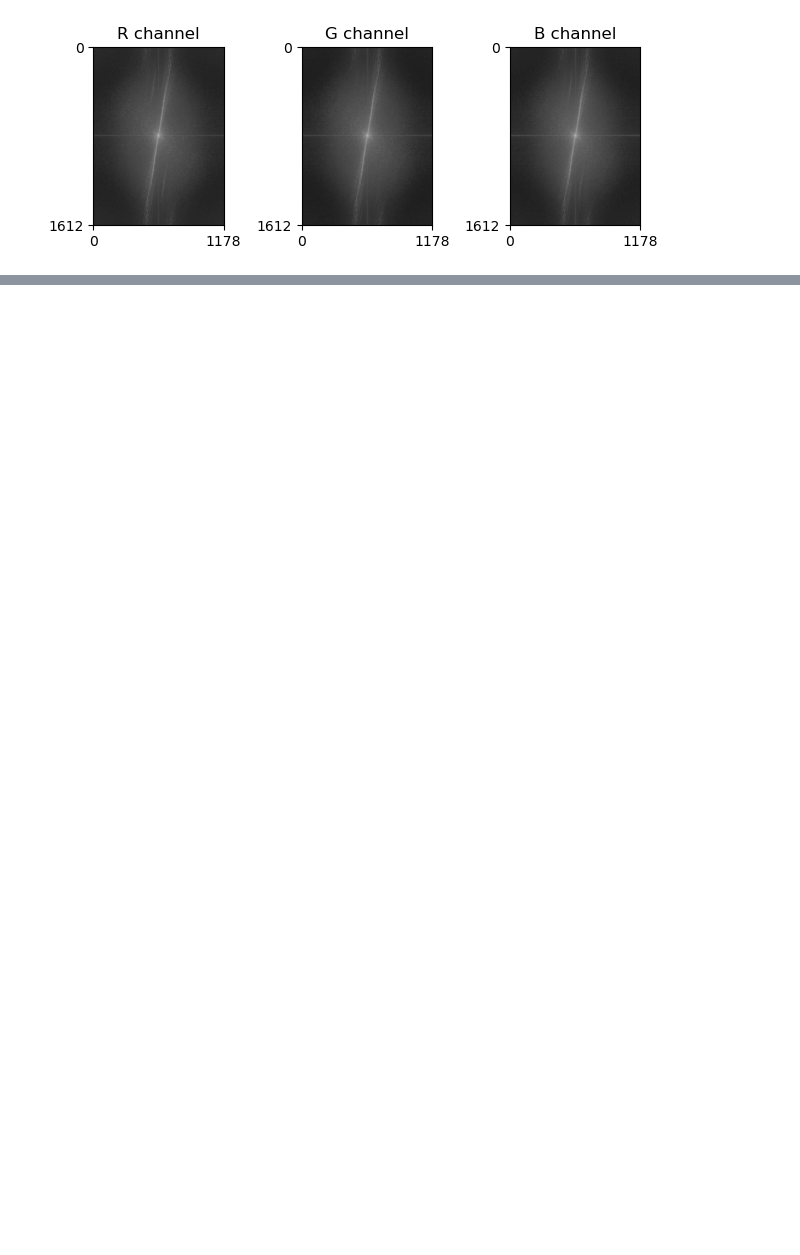
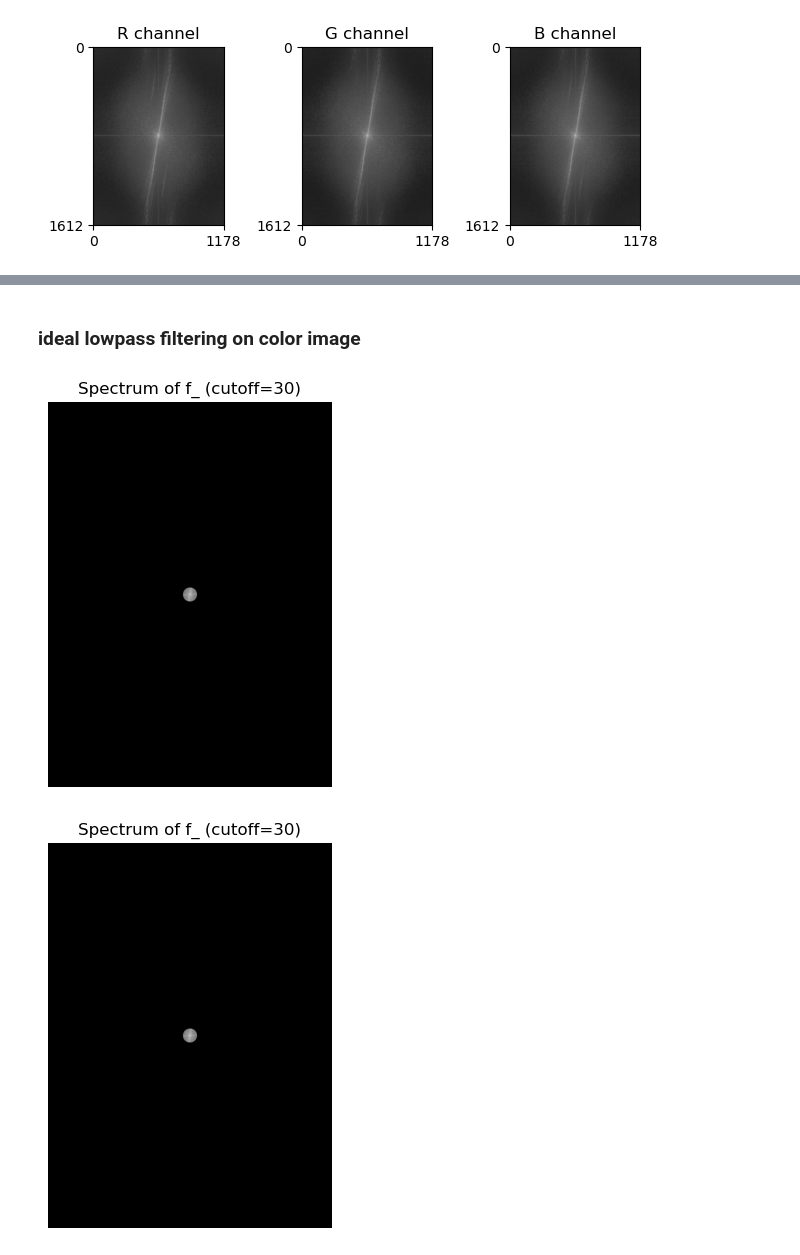
Before and after one commit to jhb341/computational-photography, a Jupyter notebook: assn2/code/ideal.ipynb, the cells around one changed output, grey strips where cells are left out. Drawn from its saved outputs; the diff is of its cells as text; code cells hidden in the pictures; blank space fills up the shorter version.

```diff
--- a/assn2/code/ideal.ipynb
+++ b/assn2/code/ideal.ipynb
@@ -128,0 +94,32 @@ show_spectrum(img_rgb)
+# %%
+def ideal_lpf_gray_show_result(img, cutoff, pad_size=10):
+    padded_img = cv2.copyMakeBorder(img, pad_size, pad_size, pad_size, pad_size, borderType=cv2.BORDER_CONSTANT, value=0)
+
+    f = np.fft.fft2(padded_img) # 푸리에 변환
+    fs = np.fft.fftshift(f) # 중앙으로 주파수 성분 재배열
+
+    # build lpf mask
+    M, N = padded_img.shape
+    center_x, center_y = M//2, N//2
+    lpf = np.zeros((M,N), dtype=np.float32)
+
+    for i in range(M):
+        for j in range(N):
+            if np.sqrt((i-center_x)**2 + (j-center_y)**2) <= cutoff:
+                lpf[i, j] = 1
+
+    f_ = fs * lpf # 필터적용
+
+    # f_ 시각화
+    spectrum = 20 * np.log(np.abs(f_) + 1)  # 로그 스케일로 스펙트럼 계산
+    plt.figure(figsize=(5, 5))
+    plt.imshow(spectrum, cmap='gray')
+    plt.title(f'Spectrum of f_ (cutoff={cutoff})')
+    plt.axis('off')
+    plt.show()
+
+    inv = np.fft.ifftshift(f_)  # 중앙에 배치되어있던 배열 복원
+    inv_img = np.fft.ifft2(inv) # 역푸리에 변환
+    inv_img = np.abs(inv_img)   # 실수값으로 변환
+
+    return inv_img[pad_size:-pad_size, pad_size:-pad_size]
@@ -129,3 +159,5 @@ show_spectrum(img_rgb)
+# %% [markdown]
+### ideal lowpass filtering on color image
 # %%
 def ideal_lpf_rgb(img, cutoff, pad_size=10):
     b, g, r = cv2.split(img) # OpenCV는 bgr순서
@@ -135,3 +167,17 @@ def ideal_lpf_rgb(img, cutoff, pad_size=10):
     r_ = ideal_lpf_gray(r, cutoff, pad_size=pad_size).astype(np.float32)
 
     return cv2.merge([b_, g_, r_])
+# %%
+def ideal_lpf_rgb_show_result(img, cutoff, pad_size=10):
+    b, g, r = cv2.split(img) # OpenCV는 bgr순서
+
+    b_ = ideal_lpf_gray_show_result(b, cutoff, pad_size=pad_size).astype(np.float32)
+    g_ = ideal_lpf_gray_show_result(g, cutoff, pad_size=pad_size).astype(np.float32)
+    r_ = ideal_lpf_gray_show_result(r, cutoff, pad_size=pad_size).astype(np.float32)
+
+    #return cv2.merge([b_, g_, r_])
+# %%
+ideal_lpf_rgb_show_result(img_rgb, 30, 15)
+# %% [output]
+[figure, added]
+[figure, added]
```
Also changed, not shown: parts of 27 cells of this notebook, 18 other files.
